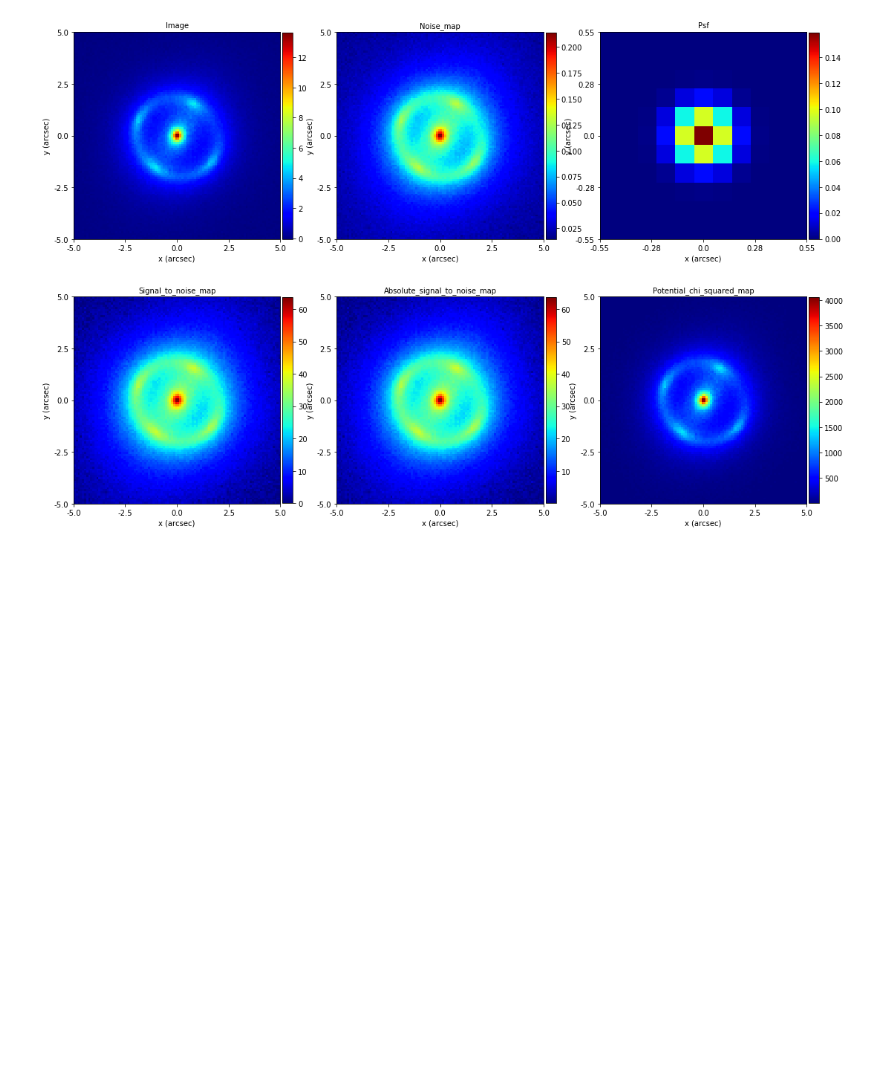
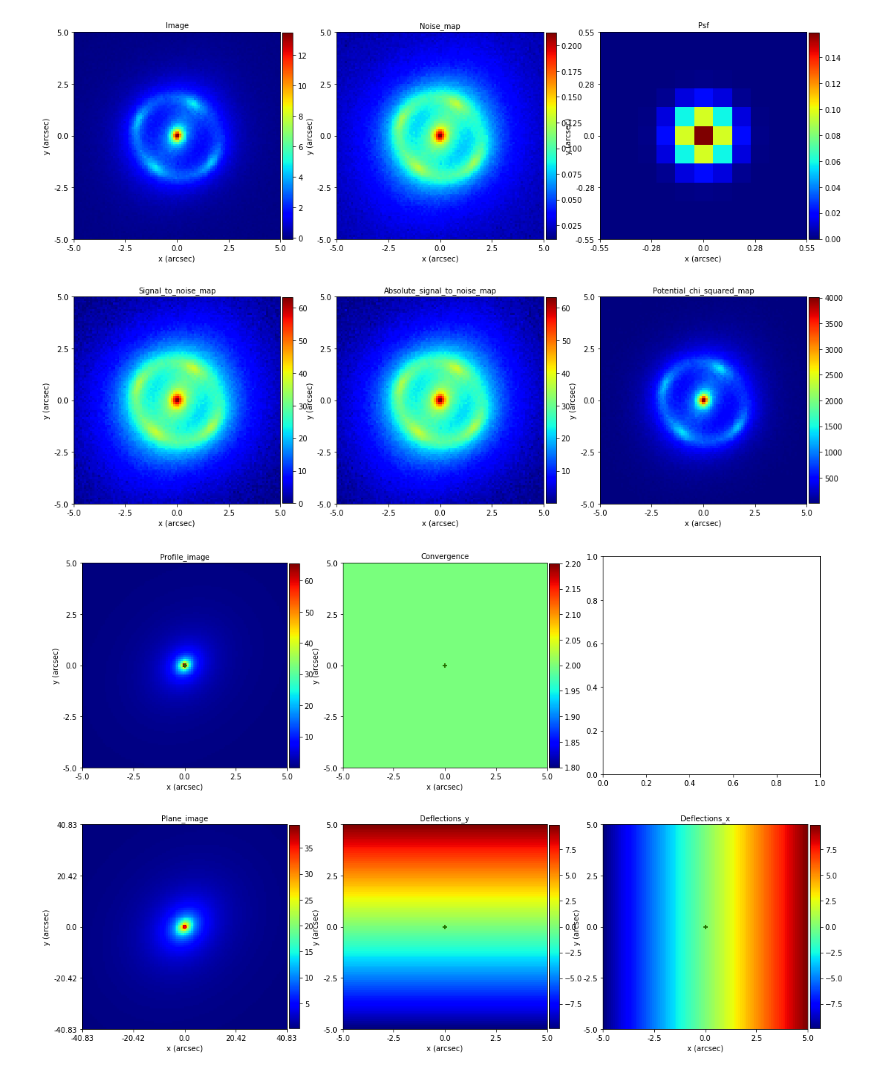
Before and after one commit to darthgera123/autolens_workspace, a Jupyter notebook: tasks/Task 1.ipynb, the cells around one changed output. Cells and saved outputs as stored; diff of their text form; code cells hidden in the pictures; blank space fills up the shorter version.

Commit message:
mass_sheet added

```diff
--- a/tasks/Task 1.ipynb
+++ b/tasks/Task 1.ipynb
@@ -118,3 +133,29 @@ imaging = simulator.from_tracer(tracer=tracer)
 aplt.imaging.subplot_imaging(imaging=imaging)
 # %% [output]
 [figure]
+# %%
+lens_galaxy = al.Galaxy(
+    redshift=0.5,
+    mass = aast.mp.MassSheet(centre=(0.0, 0.0), kappa=2),
+    light=al.lp.SphericalSersic(
+        centre=(0.0, 0.0), intensity=2.0, effective_radius=0.5, sersic_index=2.5
+    ),
+)
+
+source_galaxy = al.Galaxy(
+    redshift=1.0,
+    light=al.lp.EllipticalSersic(
+        centre=(0.0, 0.0),
+        axis_ratio=0.8,
+        phi=45.0,
+        intensity=1.0,
+        effective_radius=3.0,
+        sersic_index=2.5,
+    ),
+)
+
+tracer = al.Tracer.from_galaxies(galaxies=[lens_galaxy, source_galaxy])
+# %%
+aplt.tracer.subplot_tracer(tracer=tracer, grid=grid,include=aplt.Include(critical_curves=False, caustics=False))
+# %% [output]
+[figure, added]
```
Also changed, not shown: parts of 8 cells of this notebook, 1 other file.
